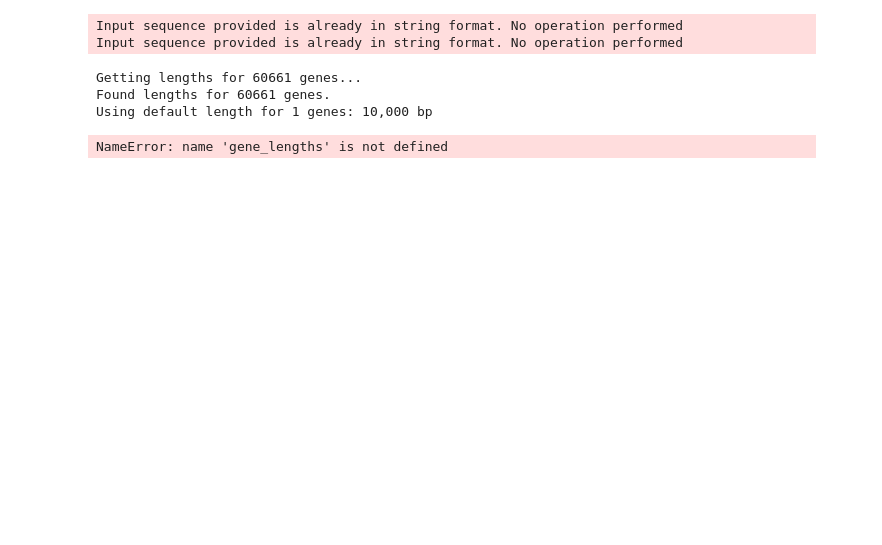
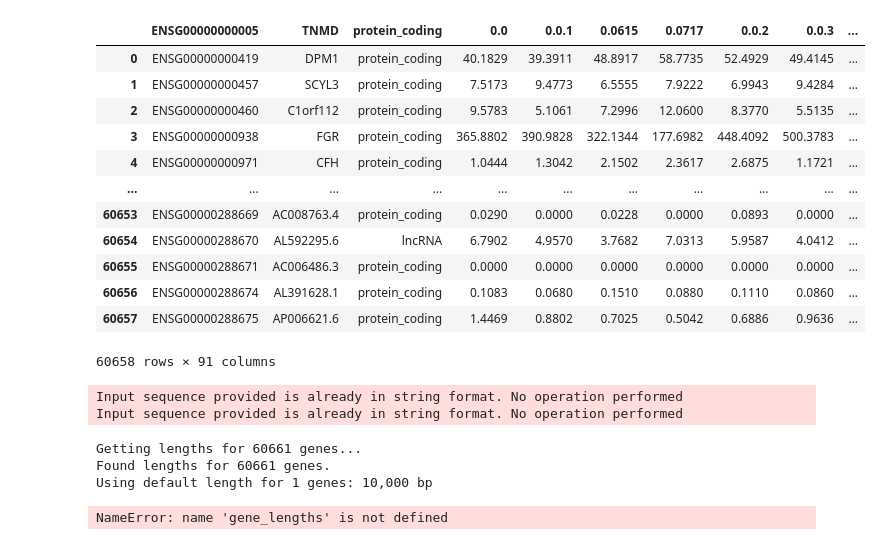
Before and after one commit to Wesley1701/XAIForB-ALL, a Jupyter notebook: tpm_normalization.ipynb, the cells around one changed output. Saved outputs shown, nothing was run; the diff lists cells and outputs as text; code cells hidden in the pictures; blank space fills up the shorter version.

```diff
--- a/tpm_normalization.ipynb
+++ b/tpm_normalization.ipynb
@@ -254,3 +281,21 @@ Index(['ENSG00000000003', 'ENSG00000000005', 'ENSG00000000419',
+# %%
+healthy_df = pd.read_csv('data/merged_unstranded_healthy_data.csv', skiprows=2, index_col=0)
+
+healthy_df.
+# %% [output]
+|  | ENSG00000000005 | TNMD | protein_coding | 0.0 | 0.0.1 | 0.0615 | 0.0717 | 0.0.2 | 0.0.3 | ... |
+| 0 | ENSG00000000419 | DPM1 | protein_coding | 40.1829 | 39.3911 | 48.8917 | 58.7735 | 52.4929 | 49.4145 | ... |
+| 1 | ENSG00000000457 | SCYL3 | protein_coding | 7.5173 | 9.4773 | 6.5555 | 7.9222 | 6.9943 | 9.4284 | ... |
+| 2 | ENSG00000000460 | C1orf112 | protein_coding | 9.5783 | 5.1061 | 7.2996 | 12.0600 | 8.3770 | 5.5135 | ... |
+| 3 | ENSG00000000938 | FGR | protein_coding | 365.8802 | 390.9828 | 322.1344 | 177.6982 | 448.4092 | 500.3783 | ... |
+| 4 | ENSG00000000971 | CFH | protein_coding | 1.0444 | 1.3042 | 2.1502 | 2.3617 | 2.6875 | 1.1721 | ... |
+| ... | ... | ... | ... | ... | ... | ... | ... | ... | ... | ... |
+| 60653 | ENSG00000288669 | AC008763.4 | protein_coding | 0.0290 | 0.0000 | 0.0228 | 0.0000 | 0.0893 | 0.0000 | ... |
+| 60654 | ENSG00000288670 | AL592295.6 | lncRNA | 6.7902 | 4.9570 | 3.7682 | 7.0313 | 5.9587 | 4.0412 | ... |
+| 60655 | ENSG00000288671 | AC006486.3 | protein_coding | 0.0000 | 0.0000 | 0.0000 | 0.0000 | 0.0000 | 0.0000 | ... |
+| 60656 | ENSG00000288674 | AL391628.1 | protein_coding | 0.1083 | 0.0680 | 0.1510 | 0.0880 | 0.1110 | 0.0860 | ... |
+| 60657 | ENSG00000288675 | AP006621.6 | protein_coding | 1.4469 | 0.8802 | 0.7025 | 0.5042 | 0.6886 | 0.9636 | ... |
+60658 rows × 91 columns
 # %%
 def get_gene_lengths_mygene(gene_ids):
     """Get gene lengths using MyGene API."""
```
Also changed, not shown: parts of 5 cells of this notebook, 9 other files.
